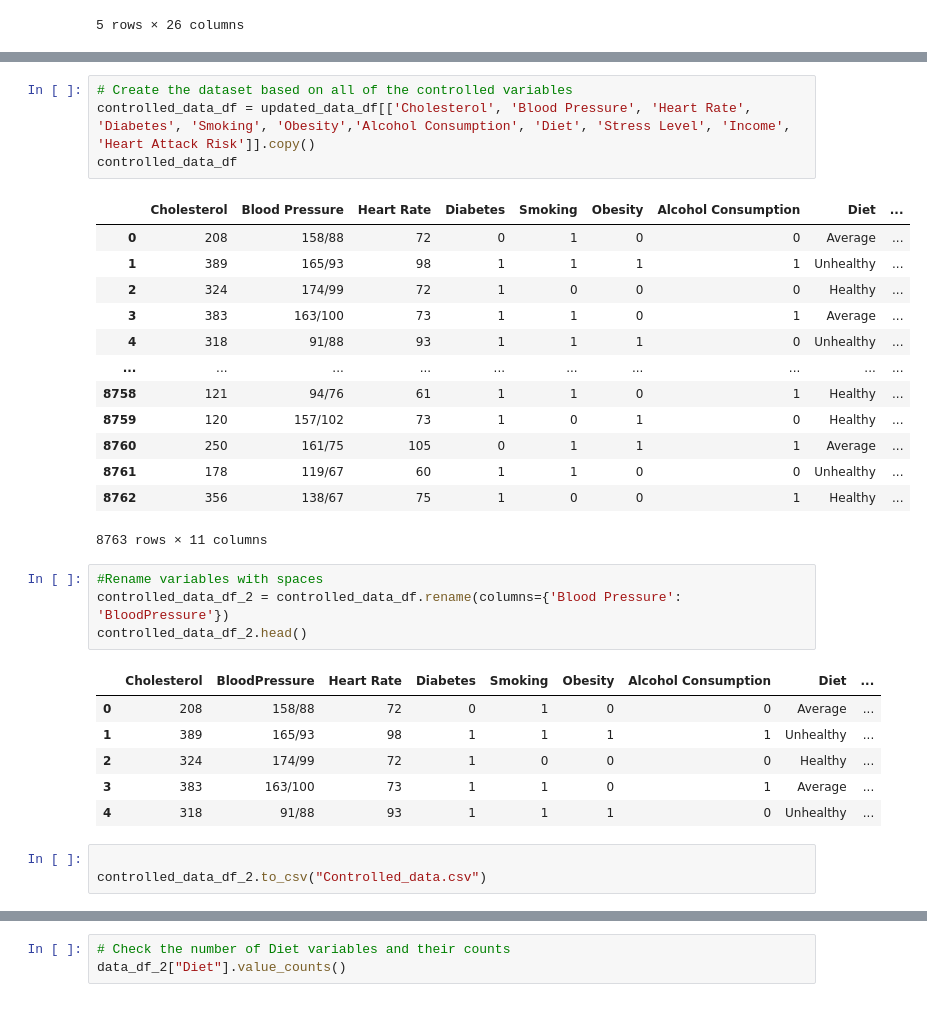
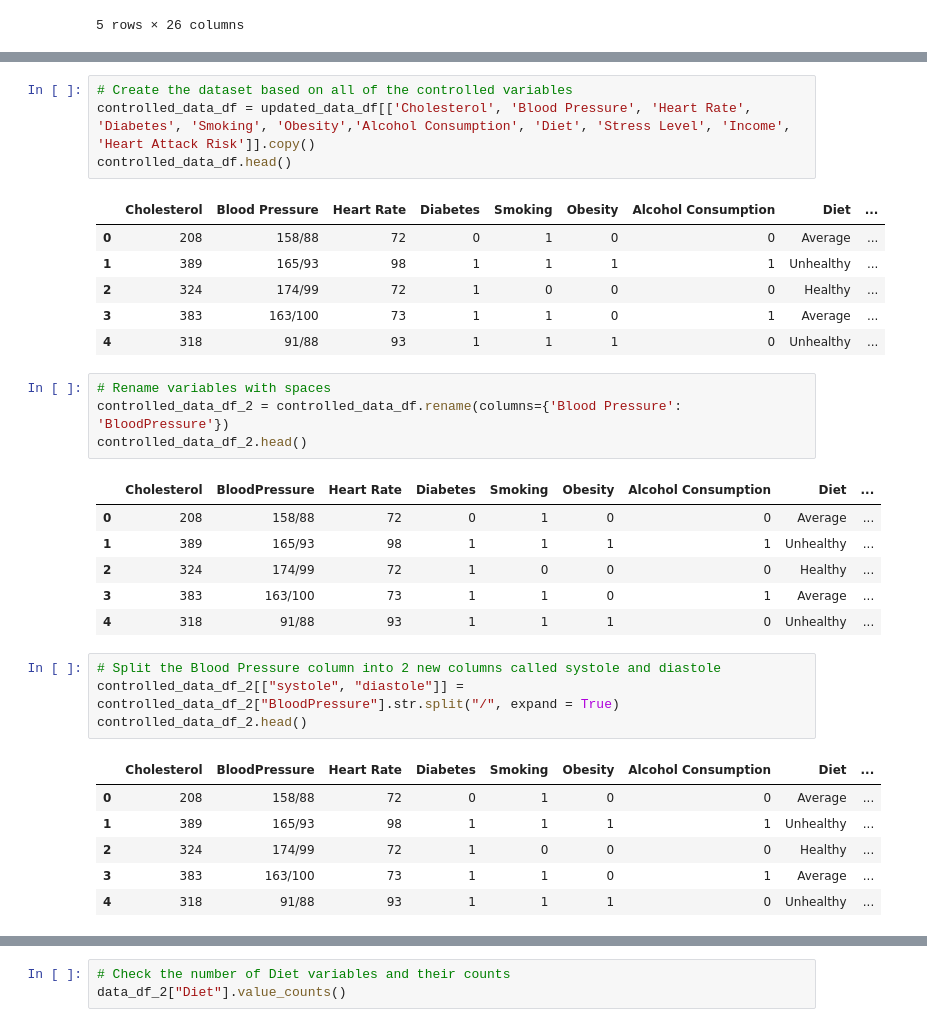
Before and after one commit to EBPaz/Heart_Attack_Prediction, a Jupyter notebook: pre-processing_controlled.ipynb, the cells around one changed output, grey strips where cells are left out. Cells and saved outputs as stored; diff of their text form.

```diff
--- a/pre-processing_controlled.ipynb
+++ b/pre-processing_controlled.ipynb
@@ -39,23 +33,16 @@ updated_data_df
 # %%
 # Create the dataset based on all of the controlled variables
 controlled_data_df = updated_data_df[['Cholesterol', 'Blood Pressure', 'Heart Rate', 'Diabetes', 'Smoking', 'Obesity','Alcohol Consumption', 'Diet', 'Stress Level', 'Income', 'Heart Attack Risk']].copy()
-controlled_data_df
+controlled_data_df.head()
 # %% [output]
 |  | Cholesterol | Blood Pressure | Heart Rate | Diabetes | Smoking | Obesity | Alcohol Consumption | Diet | ... |
 | 0 | 208 | 158/88 | 72 | 0 | 1 | 0 | 0 | Average | ... |
 | 1 | 389 | 165/93 | 98 | 1 | 1 | 1 | 1 | Unhealthy | ... |
 | 2 | 324 | 174/99 | 72 | 1 | 0 | 0 | 0 | Healthy | ... |
 | 3 | 383 | 163/100 | 73 | 1 | 1 | 0 | 1 | Average | ... |
 | 4 | 318 | 91/88 | 93 | 1 | 1 | 1 | 0 | Unhealthy | ... |
-| ... | ... | ... | ... | ... | ... | ... | ... | ... | ... |
-| 8758 | 121 | 94/76 | 61 | 1 | 1 | 0 | 1 | Healthy | ... |
-| 8759 | 120 | 157/102 | 73 | 1 | 0 | 1 | 0 | Healthy | ... |
-| 8760 | 250 | 161/75 | 105 | 0 | 1 | 1 | 1 | Average | ... |
-| 8761 | 178 | 119/67 | 60 | 1 | 1 | 0 | 0 | Unhealthy | ... |
-| 8762 | 356 | 138/67 | 75 | 1 | 0 | 0 | 1 | Healthy | ... |
-8763 rows × 11 columns
 # %%
-#Rename variables with spaces
+# Rename variables with spaces
 controlled_data_df_2 = controlled_data_df.rename(columns={'Blood Pressure': 'BloodPressure'})
 controlled_data_df_2.head()
 # %% [output]
@@ -65,6 +52,14 @@ controlled_data_df_2.head()
 | 2 | 324 | 174/99 | 72 | 1 | 0 | 0 | 0 | Healthy | ... |
 | 3 | 383 | 163/100 | 73 | 1 | 1 | 0 | 1 | Average | ... |
 | 4 | 318 | 91/88 | 93 | 1 | 1 | 1 | 0 | Unhealthy | ... |
-# %%
-
-controlled_data_df_2.to_csv("Controlled_data.csv")
+# %%
+# Split the Blood Pressure column into 2 new columns called systole and diastole
+controlled_data_df_2[["systole", "diastole"]] = controlled_data_df_2["BloodPressure"].str.split("/", expand = True)
+controlled_data_df_2.head()
+# %% [output]
+|  | Cholesterol | BloodPressure | Heart Rate | Diabetes | Smoking | Obesity | Alcohol Consumption | Diet | ... |
+| 0 | 208 | 158/88 | 72 | 0 | 1 | 0 | 0 | Average | ... |
+| 1 | 389 | 165/93 | 98 | 1 | 1 | 1 | 1 | Unhealthy | ... |
+| 2 | 324 | 174/99 | 72 | 1 | 0 | 0 | 0 | Healthy | ... |
+| 3 | 383 | 163/100 | 73 | 1 | 1 | 0 | 1 | Average | ... |
+| 4 | 318 | 91/88 | 93 | 1 | 1 | 1 | 0 | Unhealthy | ... |
```
Also changed, not shown: parts of 9 cells of this notebook, 1 other file.
